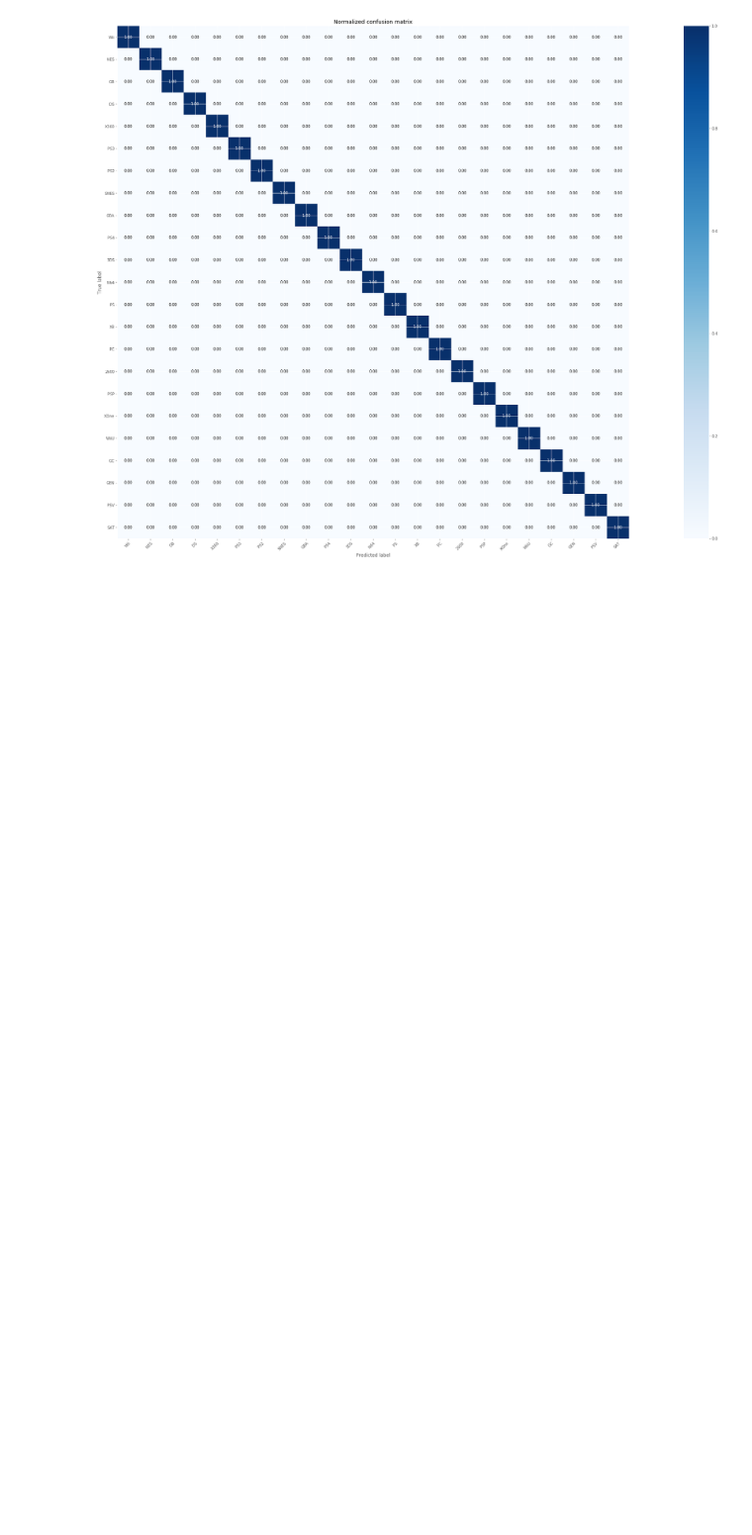
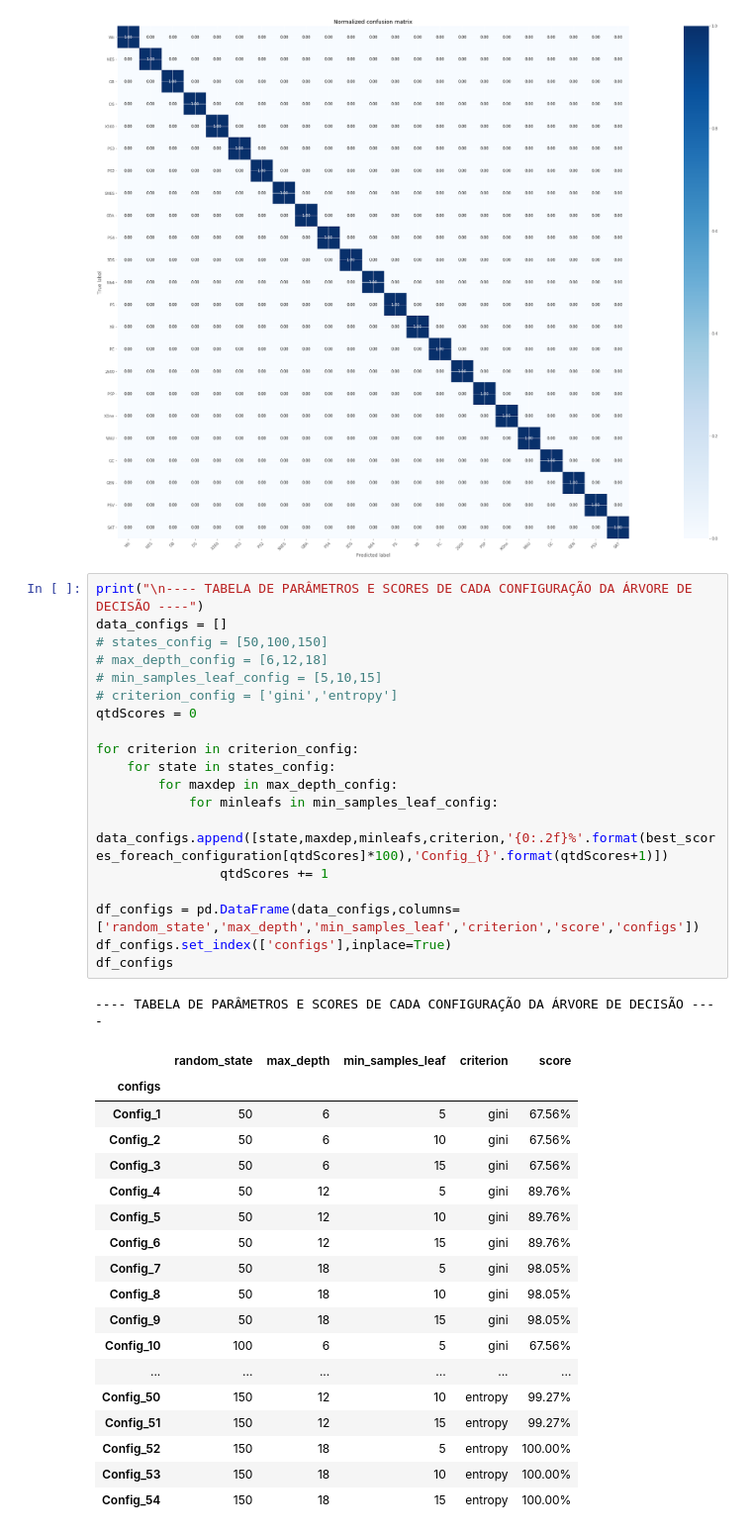
Before and after one commit to matheusraz/DS-Project, a Jupyter notebook: NewHip4.ipynb, the cells around one changed output. Shown at 99% size. Drawn from its saved outputs; the diff is of its cells as text; blank space fills up the shorter version.

```diff
--- a/NewHip4.ipynb
+++ b/NewHip4.ipynb
@@ -262,3 +339,42 @@ plot_confusion_matrix(y_test_index, y_pred_index, classes=class_names, normalize
 Normalized confusion matrix
 <matplotlib.axes._subplots.AxesSubplot at 0x...>
 [figure]
+# %%
+print("\n---- TABELA DE PARÂMETROS E SCORES DE CADA CONFIGURAÇÃO DA ÁRVORE DE DECISÃO ----")
+data_configs = []
+# states_config = [50,100,150]
+# max_depth_config = [6,12,18]
+# min_samples_leaf_config = [5,10,15]
+# criterion_config = ['gini','entropy']
+qtdScores = 0
+
+for criterion in criterion_config:
+    for state in states_config:
+        for maxdep in max_depth_config:
+            for minleafs in min_samples_leaf_config:
+                data_configs.append([state,maxdep,minleafs,criterion,'{0:.2f}%'.format(best_scores_foreach_configuration[qtdScores]*100),'Config_{}'.format(qtdScores+1)])
+                qtdScores += 1
+
+df_configs = pd.DataFrame(data_configs,columns=['random_state','max_depth','min_samples_leaf','criterion','score','configs'])
+df_configs.set_index(['configs'],inplace=True)
+df_configs
+# %% [output]
+---- TABELA DE PARÂMETROS E SCORES DE CADA CONFIGURAÇÃO DA ÁRVORE DE DECISÃO ----
+|  | random_state | max_depth | min_samples_leaf | criterion | score |
+| configs |  |  |  |  |  |
+| Config_1 | 50 | 6 | 5 | gini | 67.56% |
+| Config_2 | 50 | 6 | 10 | gini | 67.56% |
+| Config_3 | 50 | 6 | 15 | gini | 67.56% |
+| Config_4 | 50 | 12 | 5 | gini | 89.76% |
+| Config_5 | 50 | 12 | 10 | gini | 89.76% |
+| Config_6 | 50 | 12 | 15 | gini | 89.76% |
+| Config_7 | 50 | 18 | 5 | gini | 98.05% |
+| Config_8 | 50 | 18 | 10 | gini | 98.05% |
+| Config_9 | 50 | 18 | 15 | gini | 98.05% |
+| Config_10 | 100 | 6 | 5 | gini | 67.56% |
+| ... | ... | ... | ... | ... | ... |
+| Config_50 | 150 | 12 | 10 | entropy | 99.27% |
+| Config_51 | 150 | 12 | 15 | entropy | 99.27% |
+| Config_52 | 150 | 18 | 5 | entropy | 100.00% |
+| Config_53 | 150 | 18 | 10 | entropy | 100.00% |
+| Config_54 | 150 | 18 | 15 | entropy | 100.00% |
```
Also changed, not shown: parts of 4 cells of this notebook, 7 other files.
